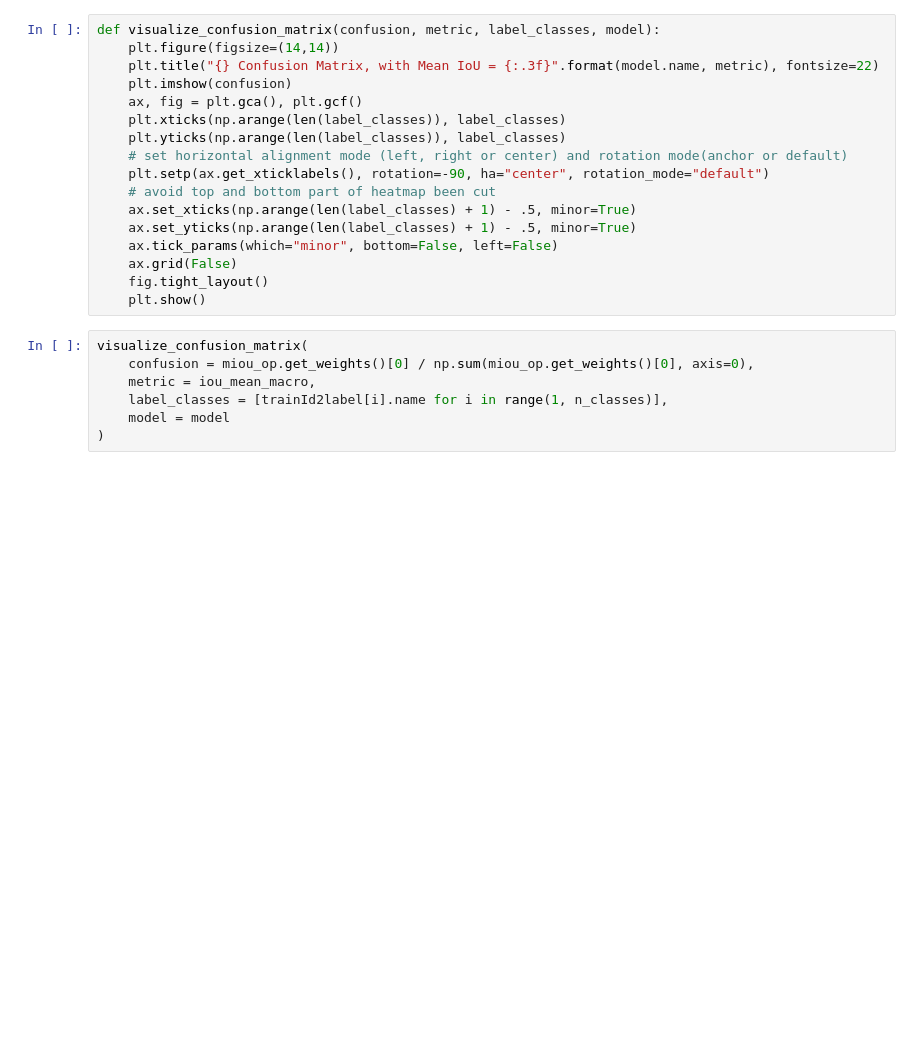
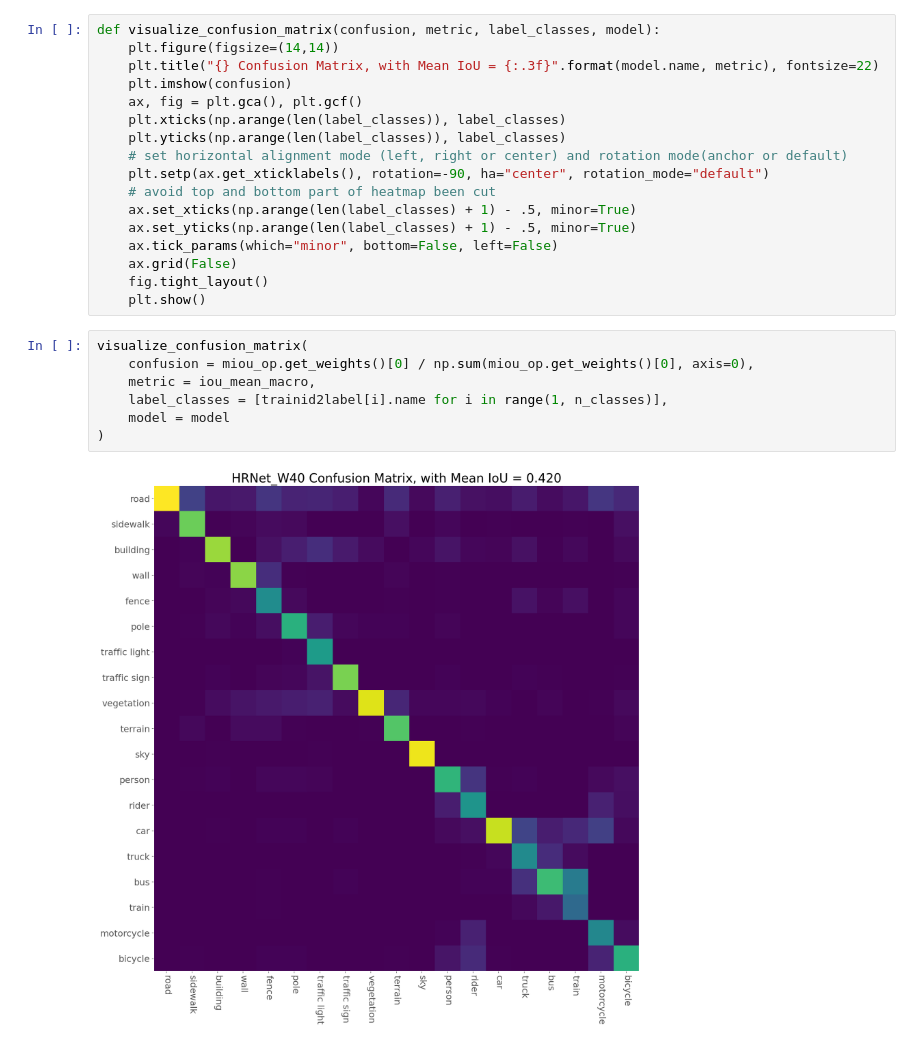
Before and after one commit to camlaedtke/cityscapes_cv, a Jupyter notebook: segmentation_model_experiments.ipynb, the cells around one changed output. Saved outputs shown, nothing was run; the diff lists cells and outputs as text; blank space fills up the shorter version.

```diff
--- a/segmentation_model_experiments.ipynb
+++ b/segmentation_model_experiments.ipynb
@@ -486,7 +479,9 @@ def visualize_confusion_matrix(confusion, metric, label_classes, model):
 # %%
 visualize_confusion_matrix(
     confusion = miou_op.get_weights()[0] / np.sum(miou_op.get_weights()[0], axis=0),
     metric = iou_mean_macro,
-    label_classes = [trainId2label[i].name for i in range(1, n_classes)],
+    label_classes = [trainid2label[i].name for i in range(1, n_classes)],
     model = model
 )
+# %% [output]
+[figure, added]
```
Also changed, not shown: parts of 13 cells of this notebook, 6 other files.
